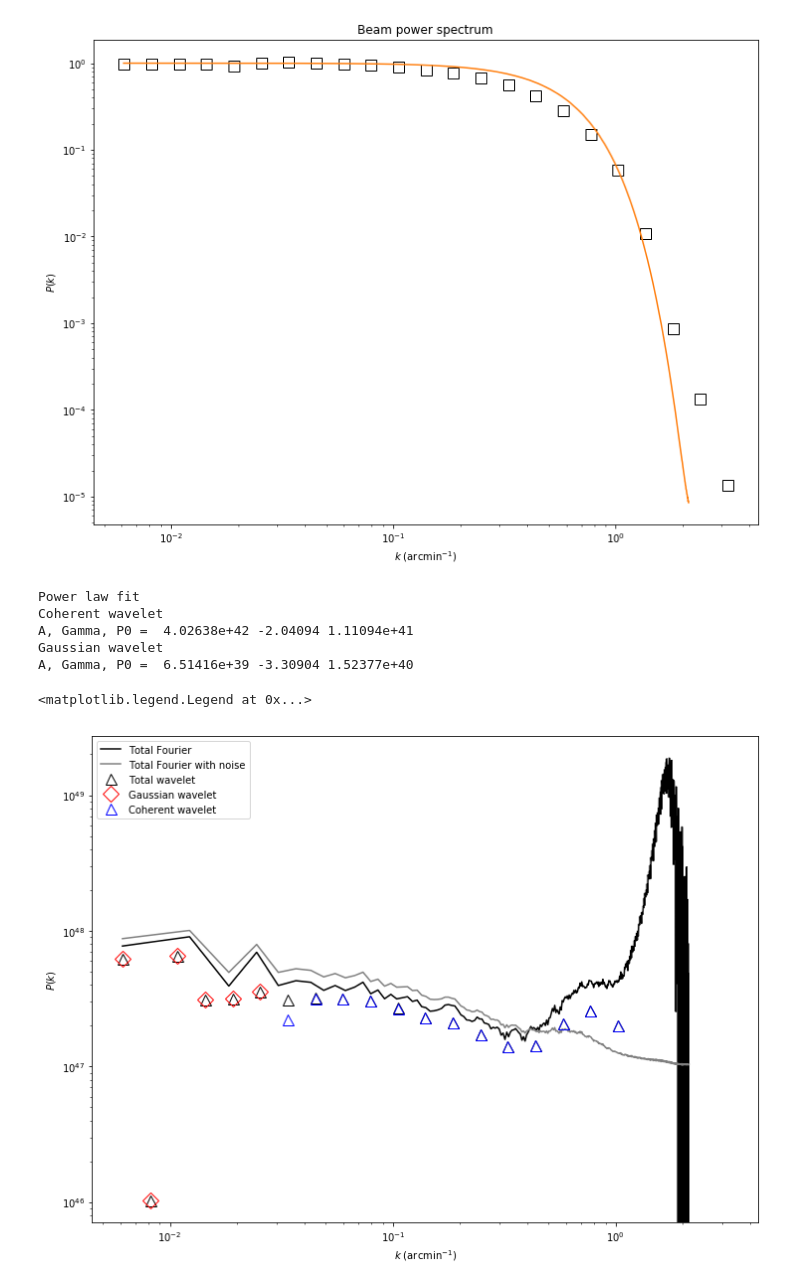
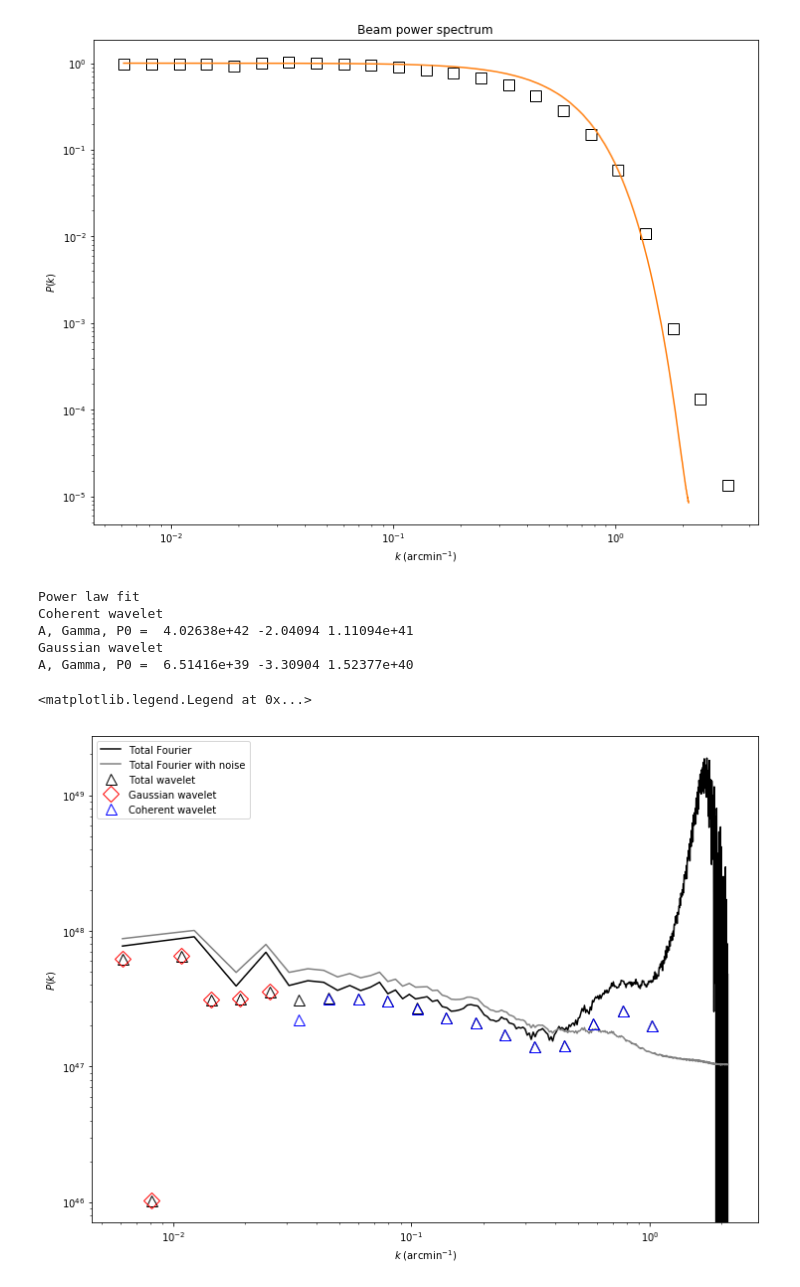
Before and after one commit to jfrob27/M1stage2020, a Jupyter notebook: HOBYS_ngc6334.ipynb, the cells around one changed output. Cells and saved outputs as stored; diff of their text form; code cells hidden in the pictures.

```diff
--- a/HOBYS_ngc6334.ipynb
+++ b/HOBYS_ngc6334.ipynb
@@ -205,34 +205,34 @@ fit_gauss=A_gauss*wav_k**gamma_gauss+P0_gauss
 A_cohe, gamma_cohe, P0_cohe = 40.2638e+41, -2.04094, 1.11094e+41
 fit_cohe=A_cohe*wav_k**gamma_cohe+P0_cohe
 
 print('Power law fit')
 print('Coherent wavelet')
 print('A, Gamma, P0 = ', A_cohe, gamma_cohe, P0_cohe)
 print('Gaussian wavelet')
 print('A, Gamma, P0 = ', A_gauss, gamma_gauss, P0_gauss)
 
 
 plt.figure(figsize(12,9))
 plt.plot(tab_k, (spec_k-Noise)/spec_beamn2, color='black',label=r'Total Fourier')
 plt.plot(tab_k, spec_k, color='grey',label=r'Total Fourier with noise')
-plt.plot(wav_k, (S1a[0,:]-Noise)/BS1an,'^', markersize = 11, markerfacecolor='none', markeredgecolor='black', label='Total wavelet')
-plt.plot(wav_k, (S1a[2,:]-Noise)/BS1an,'D', markersize = 11, markerfacecolor='none', markeredgecolor='red', label='Gaussian wavelet')
-plt.plot(wav_k, (S1a[1,:]-Noise)/BS1an,'^', markersize = 11, markerfacecolor='none', markeredgecolor='blue', label='Coherent wavelet')
+plt.plot(wav_k[:-3], (S1a[0,:-3]-Noise)/BS1an[:-3],'^', markersize = 11, markerfacecolor='none', markeredgecolor='black', label='Total wavelet')
+plt.plot(wav_k[:-3], (S1a[2,:-3]-Noise)/BS1an[:-3],'D', markersize = 11, markerfacecolor='none', markeredgecolor='red', label='Gaussian wavelet')
+plt.plot(wav_k[:-3], (S1a[1,:-3]-Noise)/BS1an[:-3],'^', markersize = 11, markerfacecolor='none', markeredgecolor='blue', label='Coherent wavelet')
 
 #plt.plot(wav_k, fit_gauss, color='grey', ls='--', lw=1.5, label=r'Fits')
 #plt.plot(wav_k, fit_cohe, color='grey', ls='--', lw=1.5)
 
 
 plt.xscale('log')
 plt.yscale('log')
 plt.xlabel(r'$k$ (arcmin$^{-1}$)')
 plt.ylabel(r'$P(k)$')
 plt.legend()
 # %% [output]
 Power law fit
 Coherent wavelet
 A, Gamma, P0 =  4.02638e+42 -2.04094 1.11094e+41
 Gaussian wavelet
 A, Gamma, P0 =  6.51416e+39 -3.30904 1.52377e+40
 <matplotlib.legend.Legend at 0x...>
-[figure, old version]
+[figure, new version]
```
Also changed, not shown: parts of 4 cells of this notebook, 4 other files.
